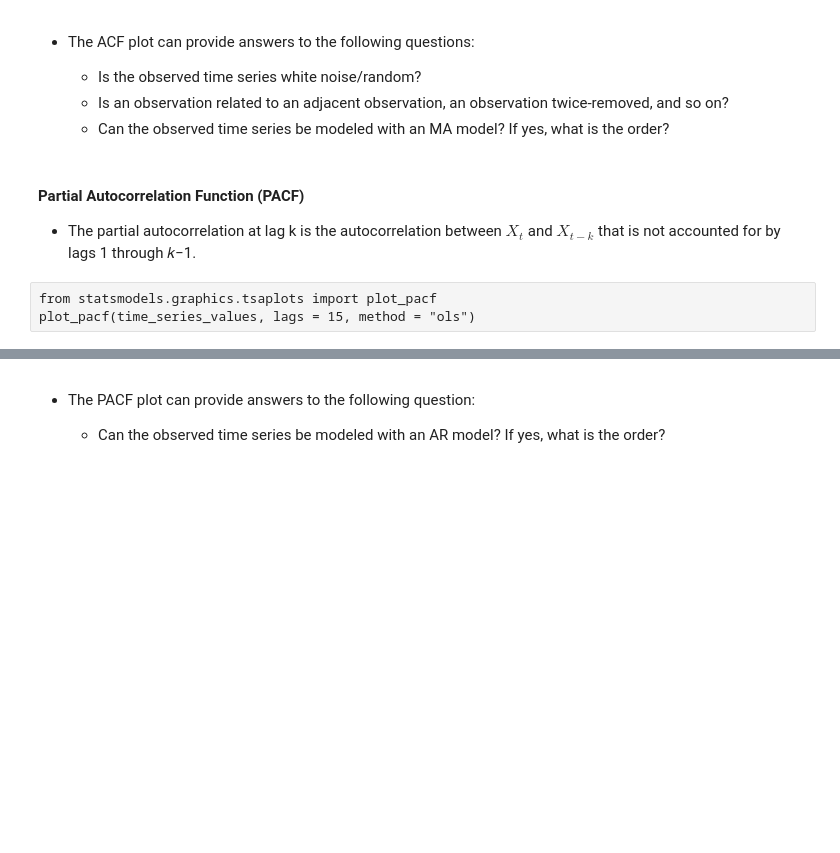
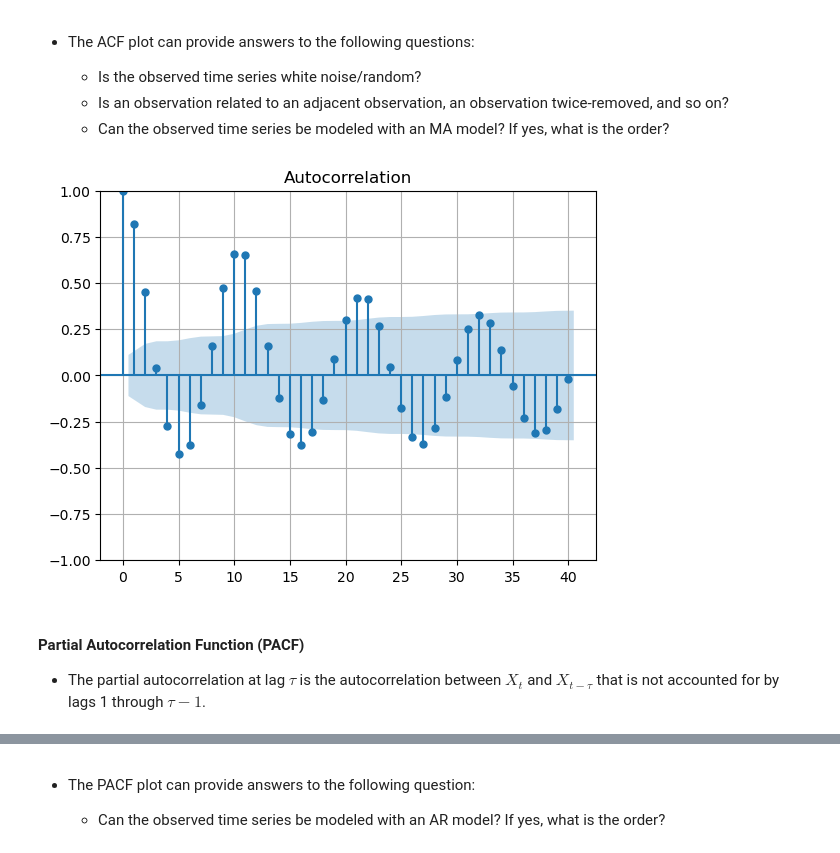
Before and after one commit to HoraceYang2019/Digital-Signal-Processing, a Jupyter notebook: D. Signal Preprocess/8. Correlation.ipynb, the cells around one changed output, grey strips where cells are left out. Cells and saved outputs as stored; diff of their text form; code cells hidden in the pictures; blank space fills up the shorter version.

```diff
--- a/D. Signal Preprocess/8. Correlation.ipynb
+++ b/D. Signal Preprocess/8. Correlation.ipynb
@@ -207,7 +220,13 @@ plot_acf(time_series_values, lags = 15)
+# %%
+dta = sm.datasets.sunspots.load_pandas().data
+dta.index = pd.Index(sm.tsa.datetools.dates_from_range('1700', '2008'))
+del dta["YEAR"]
+# %%
+sm.graphics.tsa.plot_acf(dta.values.squeeze(), lags=40)
+plt.grid();plt.show()
+# %% [output]
+[figure, added]
 # %% [markdown]
 #### Partial Autocorrelation Function (PACF)
 
-* The partial autocorrelation at lag k is the autocorrelation between $X_t$ and $X_{t-k}$ that is not accounted for by lags 1 through 𝑘−1.
+* The partial autocorrelation at lag $\tau$ is the autocorrelation between $X_t$ and $X_{t-\tau}$ that is not accounted for by lags 1 through $\tau−1$.
-# %% [raw]
-from statsmodels.graphics.tsaplots import plot_pacf
-plot_pacf(time_series_values, lags = 15, method = "ols")
```
Also changed, not shown: parts of 33 cells of this notebook, 1 other file.
